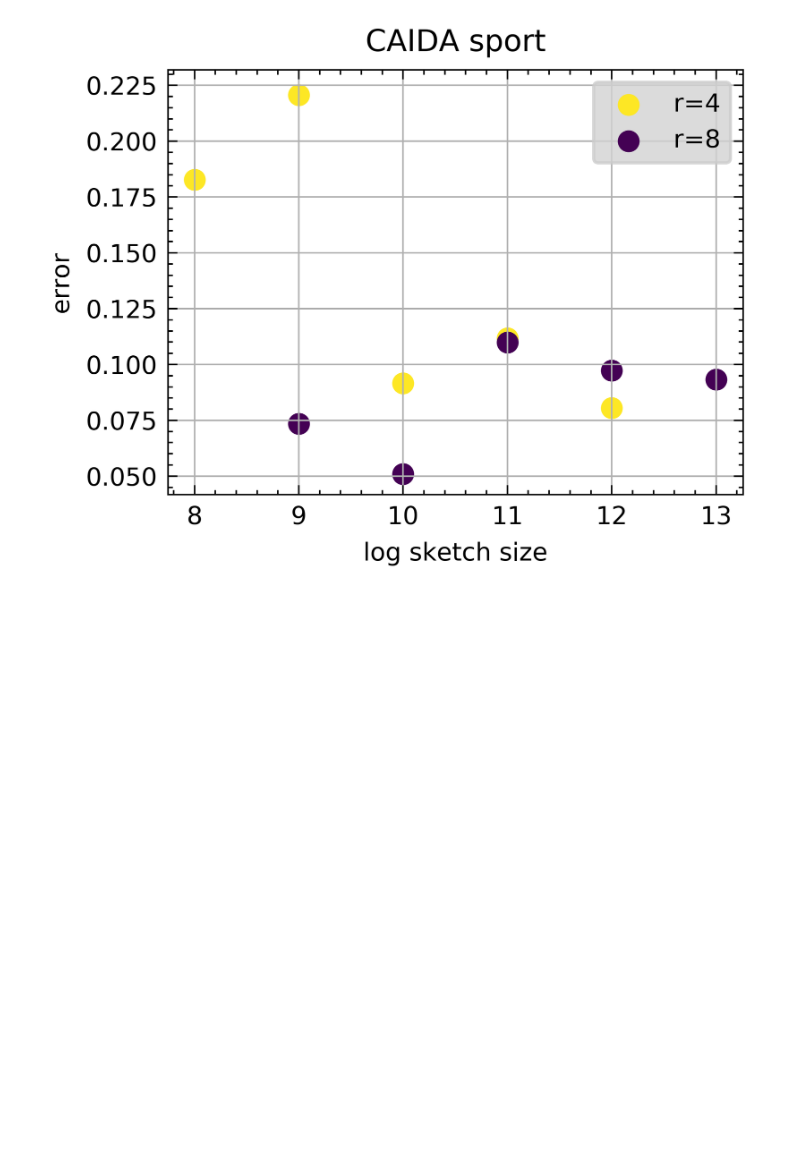
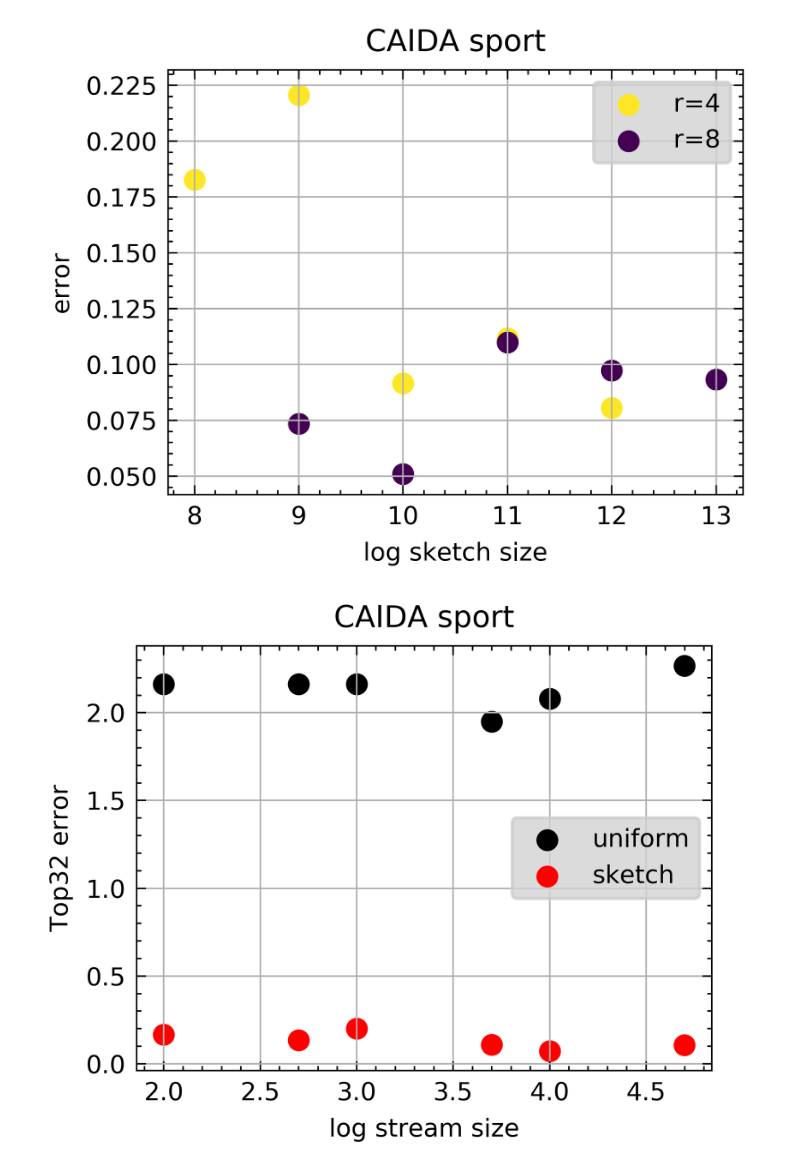
Before and after one commit to ViskaWei/SWindow, a Jupyter notebook: nb/eval_norms.ipynb, the cells around one changed output. Saved outputs shown, nothing was run; the diff lists cells and outputs as text; code cells hidden in the pictures; blank space fills up the shorter version.

```diff
--- a/nb/eval_norms.ipynb
+++ b/nb/eval_norms.ipynb
@@ -65,3 +108,7 @@ out2 = get_pd('trff_src__mL_c1024_1011_16:06.csv', mLoop=True)
 out3 = get_pd('trff_sport__csL_1011_01:23.csv', mLoop=False)
 # %% [output]
 [figure]
+# %%
+topK2 = get_pd('T32_sport_mL_c256_1012_02:32.csv', mLoop=True, normType='Top32')
+# %% [output]
+[figure, added]
```
Also changed, not shown: parts of 9 cells of this notebook, 5 other files.
